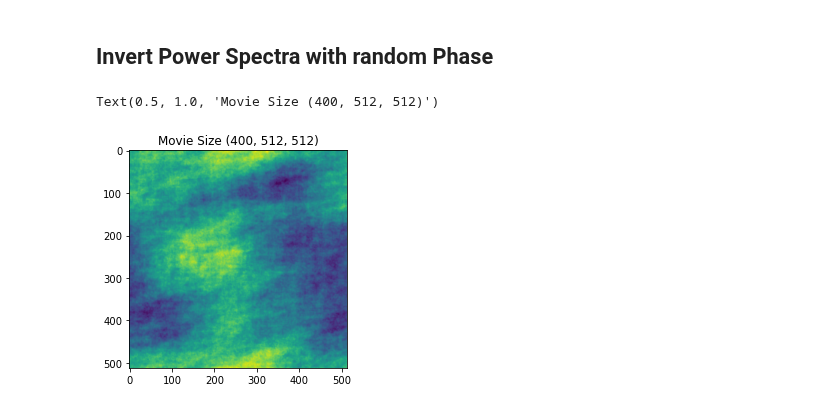
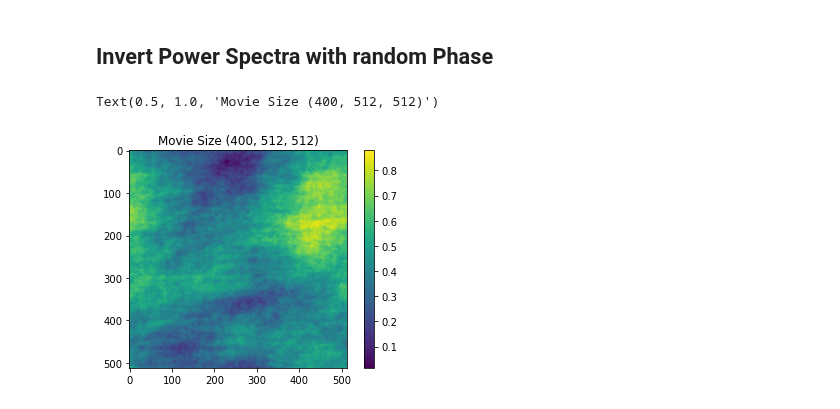
Before and after one commit to vdutell/st-bravo_analysis, a Jupyter notebook: 7. Invert_Model_Power_Specs.ipynb, the cells around one changed output. Cells and saved outputs as stored; diff of their text form; code cells hidden in the pictures.

Commit message:
invert power spectrum with random phase

```diff
--- a/7. Invert_Model_Power_Specs.ipynb
+++ b/7. Invert_Model_Power_Specs.ipynb
@@ -35,6 +35,8 @@ import imageio
 base_dir = '/hmet_data/'
 data_dir = os.path.join(base_dir, 'analysis')
 output_dir = os.path.join(base_dir, './ps_output')
+
+means_dir = './output/ago_pilot'
 
 fps = 200
 
@@ -50,11 +52,11 @@ num_chunks = 100
 # %% [markdown]
 ## Load in Power Spectra
 # %%
-world_ps_all_3d_grandmean = np.load(os.path.join('./output',f'Mean3dAllPowerSpec_world.npy'))
-head_ps_all_3d_grandmean = np.load(os.path.join('./output',f'Mean3dAllPowerSpec_head.npy'))
-retinal_ps_all_3d_grandmean = np.load(os.path.join('./output',f'Mean3dAllPowerSpec_retinal.npy'))
-fqs_space = np.load(os.path.join('./output',f'MeanFqsSpace.npy'))
-fqs_time = np.load(os.path.join('./output',f'MeanFqsTime.npy'))
+world_ps_all_3d_grandmean = np.load(os.path.join(means_dir,f'Mean3dAllPowerSpec_world.npy'))
+head_ps_all_3d_grandmean = np.load(os.path.join(means_dir,f'Mean3dAllPowerSpec_head.npy'))
+retinal_ps_all_3d_grandmean = np.load(os.path.join(means_dir,f'Mean3dAllPowerSpec_retinal.npy'))
+fqs_space = np.load(os.path.join(means_dir,f'MeanFqsSpace.npy'))
+fqs_time = np.load(os.path.join(means_dir,f'MeanFqsTime.npy'))
 print(f'PS Size: {world_ps_all_3d_grandmean.shape}')
 # %% [output]
 PS Size: (400, 512, 512)
@@ -76,10 +78,11 @@ head_movie = invert_ps_3d(head_ps_all_3d_grandmean)
 retinal_movie = invert_ps_3d(retinal_ps_all_3d_grandmean)
 # %%
 plt.imshow(world_movie[0])
+plt.colorbar()
 plt.title(f'Movie Size {world_movie.shape}')
 # %% [output]
 Text(0.5, 1.0, 'Movie Size (400, 512, 512)')
-[figure, old version]
+[figure, new version]
 # %%
 def write_video_cv2(np_video, outfilename, fps=200):
 
```
Also changed, not shown: parts of 1 cell of this notebook.
